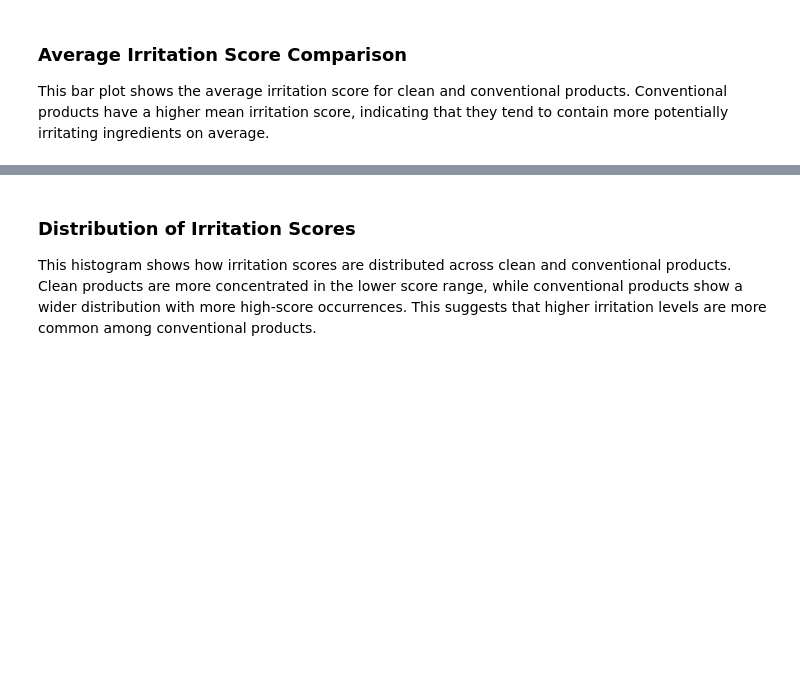
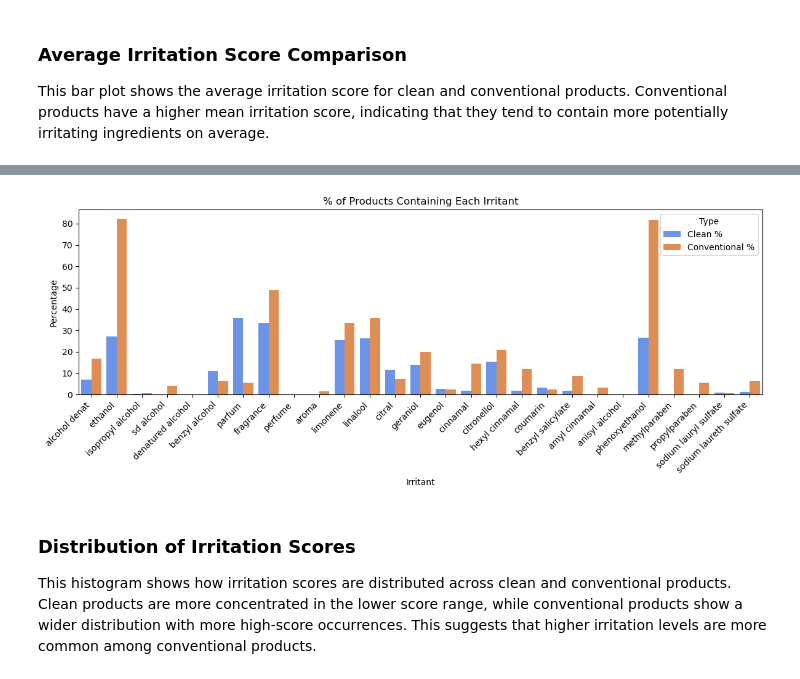
Before and after one commit to lgrefenstein/week-3-project-skincare, a Jupyter notebook: notebooks/final_analysis.ipynb, the cells around one changed output, grey strips where cells are left out. Cells and saved outputs as stored; diff of their text form; code cells hidden in the pictures; blank space fills up the shorter version.

```diff
--- a/notebooks/final_analysis.ipynb
+++ b/notebooks/final_analysis.ipynb
@@ -191,0 +211,20 @@ Name: irritation_score, dtype: float64
+# %%
+# For each irritant, what % of clean/regular products contain it?
+results = {}
+
+for irritant in df_irritants['ingredient'].str.lower():
+    contains = df['Ingredients'].str.lower().str.contains(irritant, regex=False, na=False)
+    clean_total = (df['Clean Product']==True).sum()
+    regular_total = (df['Clean Product']==False).sum()
+
+    clean_with = contains[df['Clean Product']==True].sum()
+    regular_with = contains[df['Clean Product']==False].sum()
+
+    results[irritant] = {
+        'Clean %': round((clean_with/clean_total)*100, 1),
+        'Conventional %': round((regular_with/regular_total)*100, 1)
+    }
+
+irritant_presence = pd.DataFrame(results).T
+
+irritant_presence
@@ -250,3 +308,19 @@ plt.show()
+# %%
+plot_data = irritant_presence.reset_index().melt(
+    id_vars='index',
+    var_name='Type',
+    value_name='Percentage'
+)
+plot_data.columns = ['Irritant', 'Type', 'Percentage']
+
+plt.figure(figsize=(12, 5))
+sns.barplot(data=plot_data, x='Irritant', y='Percentage', hue='Type')
+plt.title('% of Products Containing Each Irritant')
+plt.xticks(rotation=45, ha='right')
+plt.tight_layout()
+plt.show()
+# %% [output]
+[figure, added]
 # %% [markdown]
 ### Distribution of Irritation Scores
 
```
Also changed, not shown: parts of 28 cells of this notebook, 5 other files.
